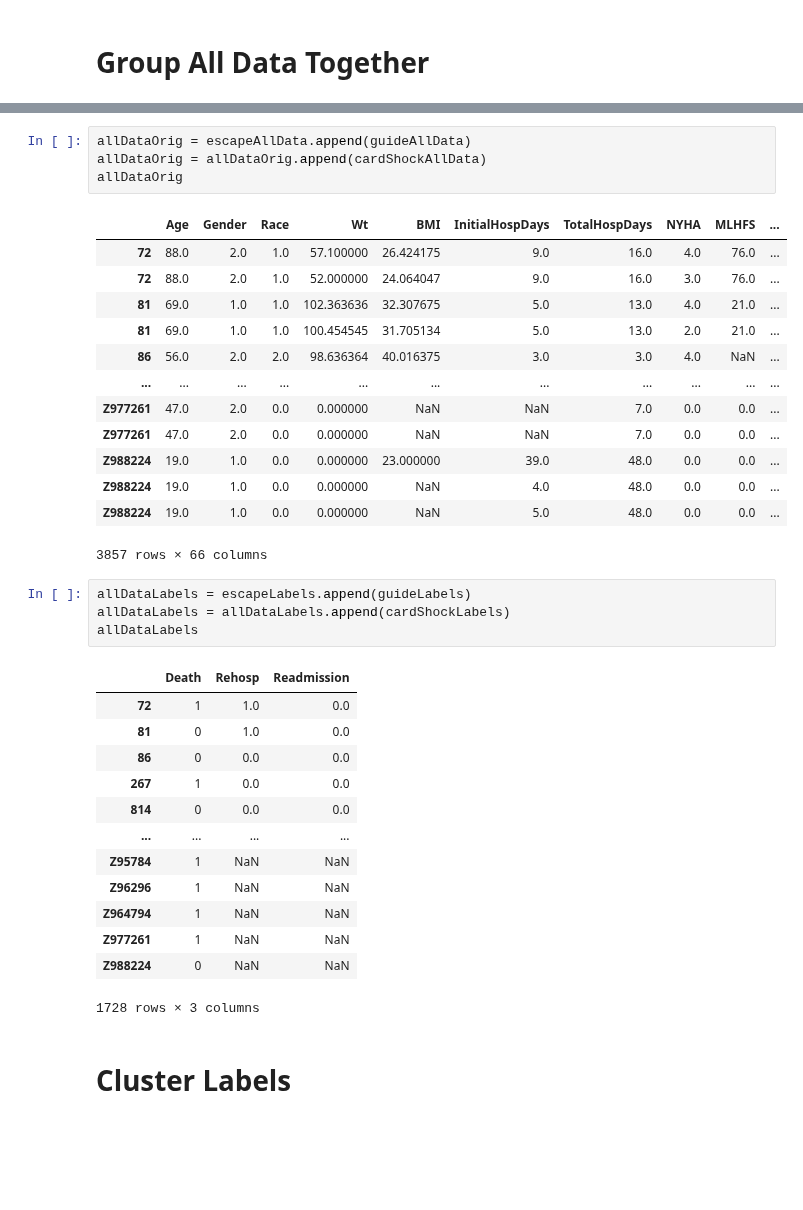
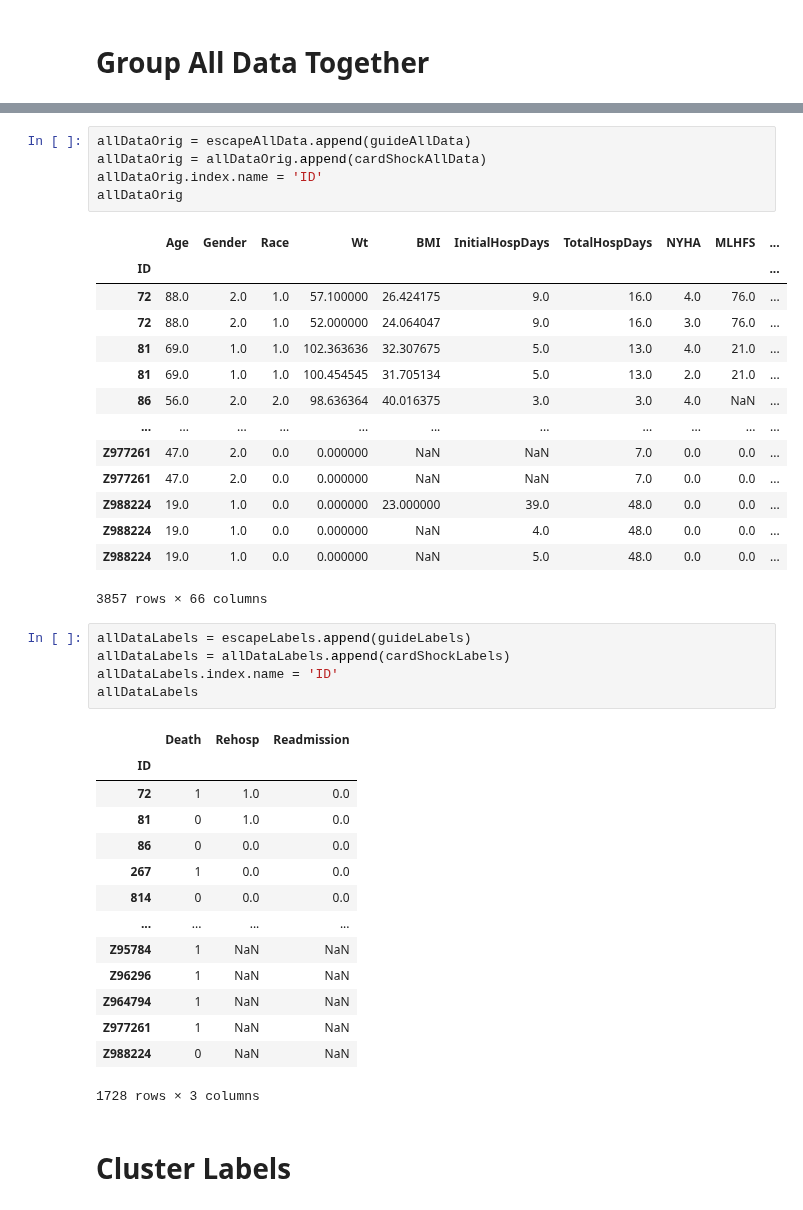
Before and after one commit to jozieLamp/CARNA, a Jupyter notebook: Group Cluster Create Score Labels.ipynb, the cells around one changed output, grey strips where cells are left out. Saved outputs shown, nothing was run; the diff lists cells and outputs as text; blank space fills up the shorter version.

```diff
--- a/Group Cluster Create Score Labels.ipynb
+++ b/Group Cluster Create Score Labels.ipynb
@@ -89,9 +93,11 @@ hemoLabels
 # %%
 allDataOrig = escapeAllData.append(guideAllData)
 allDataOrig = allDataOrig.append(cardShockAllData)
+allDataOrig.index.name = 'ID'
 allDataOrig
 # %% [output]
 |  | Age | Gender | Race | Wt | BMI | InitialHospDays | TotalHospDays | NYHA | MLHFS | ... |
+| ID |  |  |  |  |  |  |  |  |  | ... |
 | 72 | 88.0 | 2.0 | 1.0 | 57.100000 | 26.424175 | 9.0 | 16.0 | 4.0 | 76.0 | ... |
 | 72 | 88.0 | 2.0 | 1.0 | 52.000000 | 24.064047 | 9.0 | 16.0 | 3.0 | 76.0 | ... |
 | 81 | 69.0 | 1.0 | 1.0 | 102.363636 | 32.307675 | 5.0 | 13.0 | 4.0 | 21.0 | ... |
@@ -107,9 +113,11 @@ allDataOrig
 # %%
 allDataLabels = escapeLabels.append(guideLabels)
 allDataLabels = allDataLabels.append(cardShockLabels)
+allDataLabels.index.name = 'ID'
 allDataLabels
 # %% [output]
 |  | Death | Rehosp | Readmission |
+| ID |  |  |  |
 | 72 | 1 | 1.0 | 0.0 |
 | 81 | 0 | 1.0 | 0.0 |
 | 86 | 0 | 0.0 | 0.0 |
```
Also changed, not shown: parts of 14 cells of this notebook, 28 other files.
